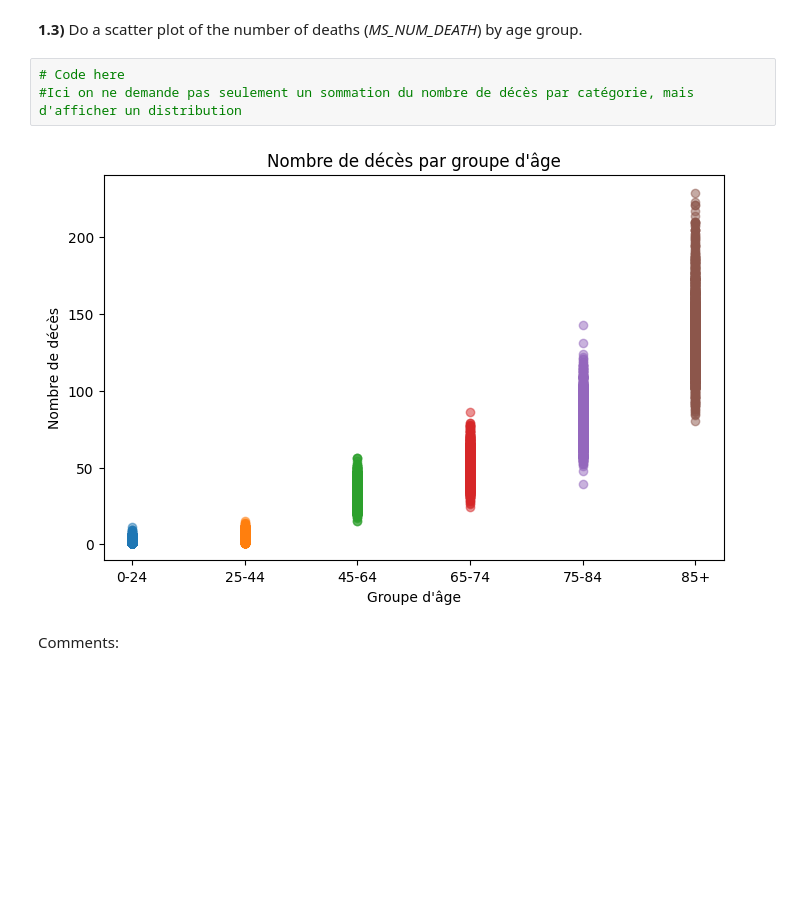
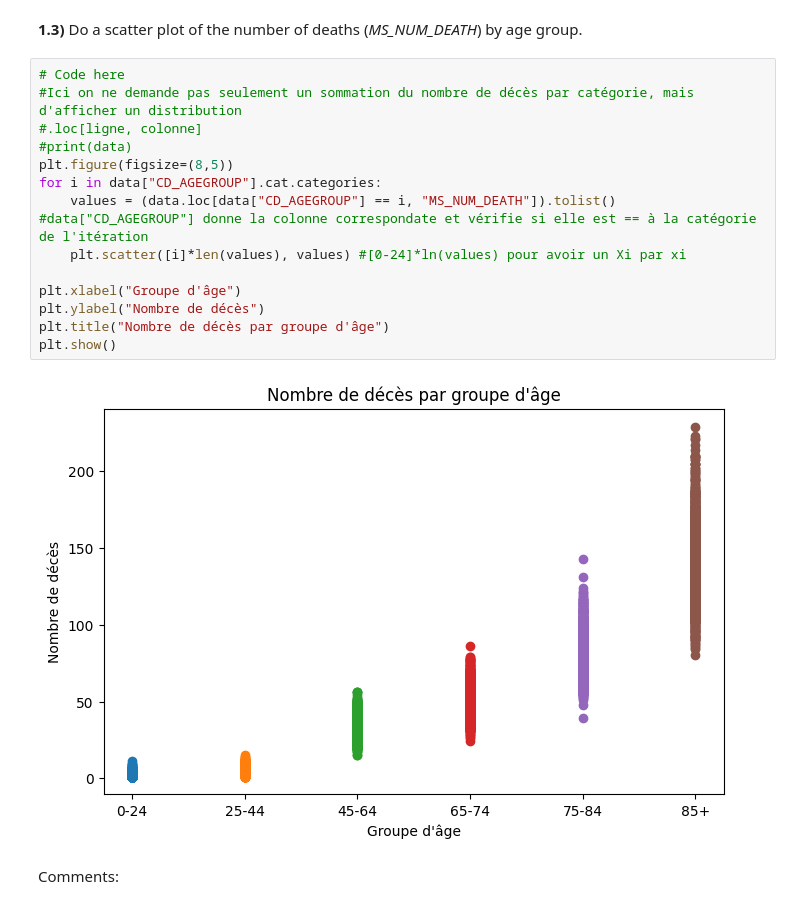
Before and after one commit to IvanGregoire/Hackathon_1, a Jupyter notebook: Hackathon_26_27.ipynb, the cells around one changed output. Cells and saved outputs as stored; diff of their text form; blank space fills up the shorter version.

```diff
--- a/Hackathon_26_27.ipynb
+++ b/Hackathon_26_27.ipynb
@@ -72,8 +73,19 @@ Comments:
 # %%
 # Code here
 #Ici on ne demande pas seulement un sommation du nombre de décès par catégorie, mais d'afficher un distribution
+#.loc[ligne, colonne]
+#print(data)
+plt.figure(figsize=(8,5))
+for i in data["CD_AGEGROUP"].cat.categories:
+    values = (data.loc[data["CD_AGEGROUP"] == i, "MS_NUM_DEATH"]).tolist() #data["CD_AGEGROUP"] donne la colonne correspondate et vérifie si elle est == à la catégorie de l'itération
+    plt.scatter([i]*len(values), values) #[0-24]*ln(values) pour avoir un Xi par xi
+
+plt.xlabel("Groupe d'âge")
+plt.ylabel("Nombre de décès")
+plt.title("Nombre de décès par groupe d'âge")
+plt.show()
 # %% [output]
-[figure, old version]
+[figure, new version]
 # %% [markdown]
 Comments:
 # %% [markdown]
```
Also changed, not shown: parts of 1 cell of this notebook.
